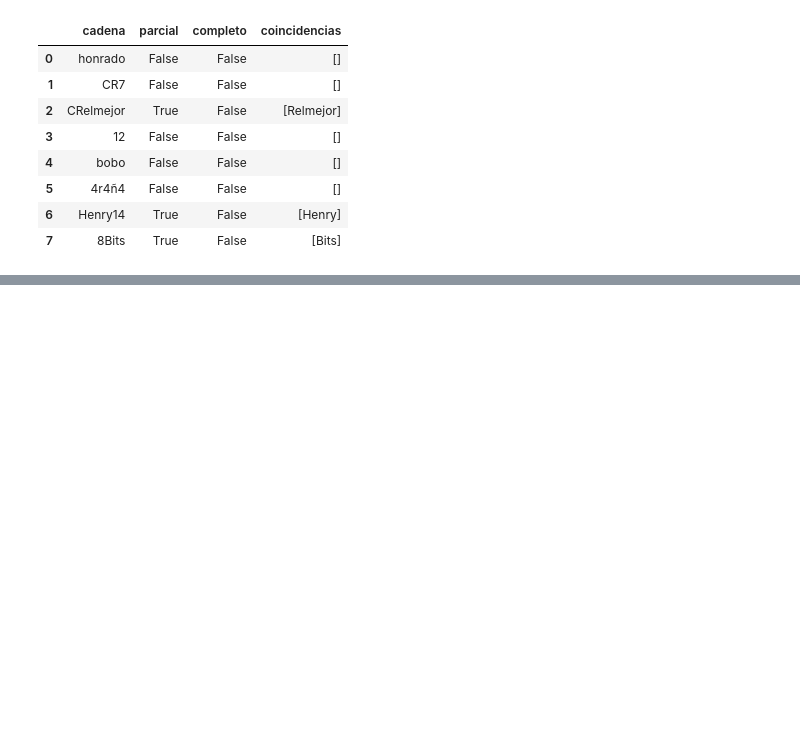
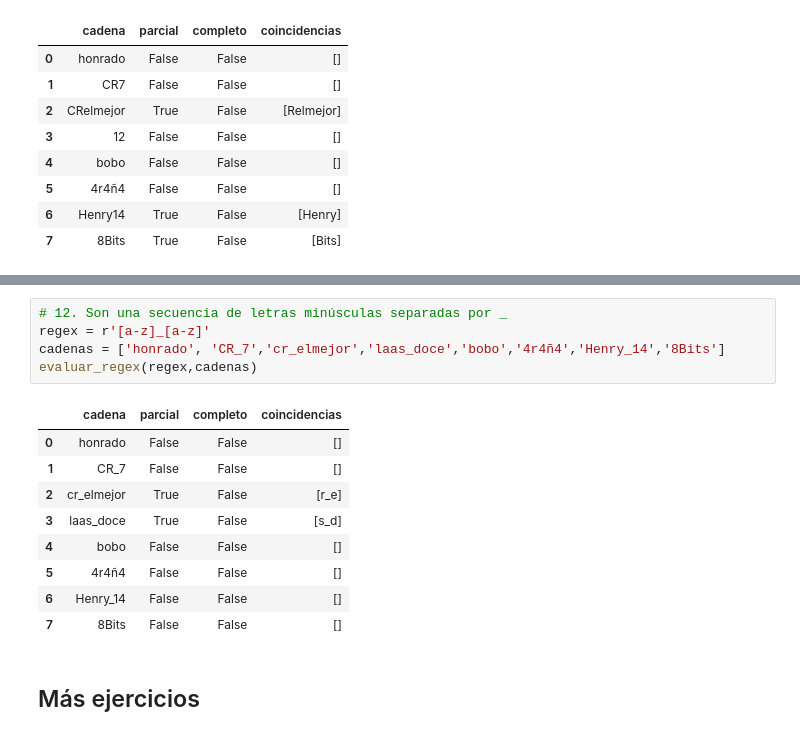
Before and after one commit to martinbedia/mineria, a Jupyter notebook: 24oct.ipynb, the cells around one changed output, grey strips where cells are left out. Drawn from its saved outputs; the diff is of its cells as text; blank space fills up the shorter version.

```diff
--- a/24oct.ipynb
+++ b/24oct.ipynb
@@ -584,0 +640,17 @@ evaluar_regex(regex,cadenas)
+# %%
+# 12. Son una secuencia de letras minúsculas separadas por _
+regex = r'[a-z]_[a-z]'
+cadenas = ['honrado', 'CR_7','cr_elmejor','laas_doce','bobo','4r4ñ4','Henry_14','8Bits']
+evaluar_regex(regex,cadenas)
+# %% [output]
+|  | cadena | parcial | completo | coincidencias |
+| 0 | honrado | False | False | [] |
+| 1 | CR_7 | False | False | [] |
+| 2 | cr_elmejor | True | False | [r_e] |
+| 3 | laas_doce | True | False | [s_d] |
+| 4 | bobo | False | False | [] |
+| 5 | 4r4ñ4 | False | False | [] |
+| 6 | Henry_14 | False | False | [] |
+| 7 | 8Bits | False | False | [] |
+# %% [markdown]
+## Más ejercicios
```
Also changed, not shown: parts of 18 cells of this notebook.
